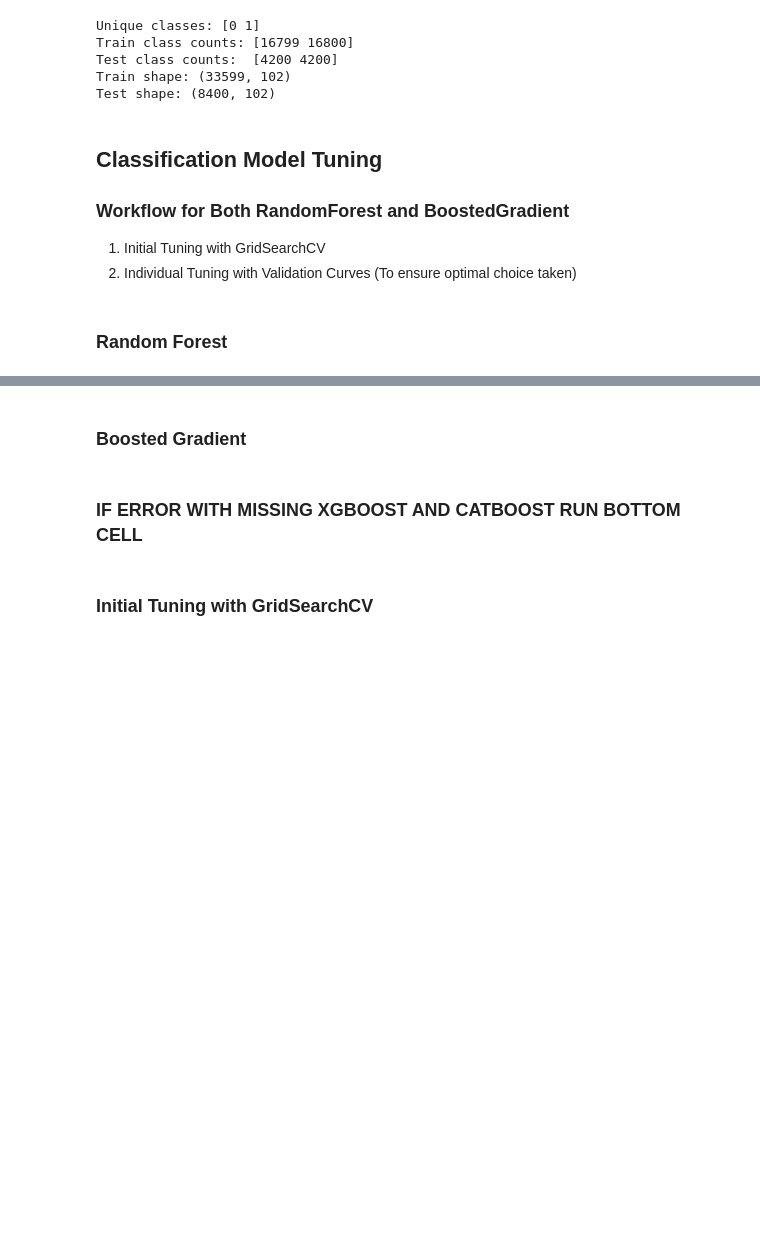
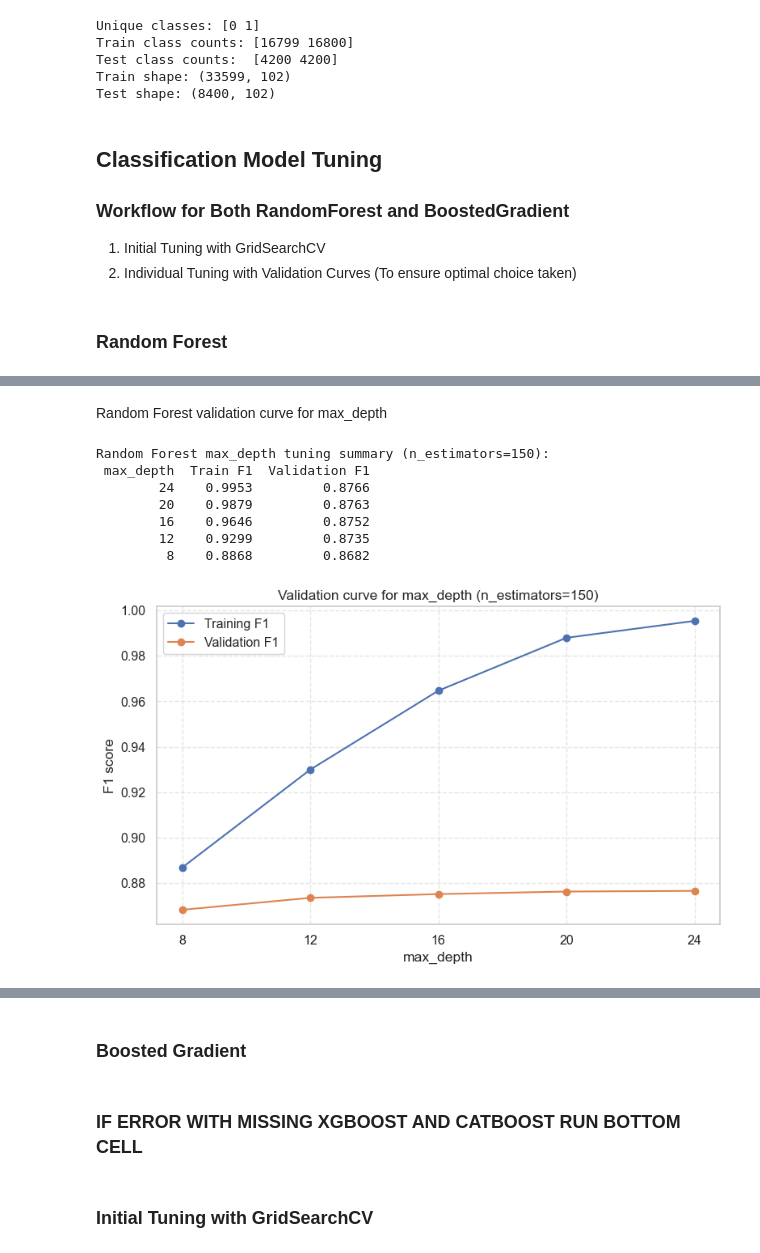
Before and after one commit to wymenlim/CSC3105, a Jupyter notebook: code/classification.ipynb, the cells around one changed output, grey strips where cells are left out. Drawn from its saved outputs; the diff is of its cells as text; code cells hidden in the pictures; blank space fills up the shorter version.

```diff
--- a/code/classification.ipynb
+++ b/code/classification.ipynb
@@ -116,0 +249,71 @@ weighted avg       0.88      0.88      0.88      8400
+# %% [markdown]
+Random Forest validation curve for max_depth
+# %%
+# Validation curve for max_depth (F1 score)
+import matplotlib.pyplot as plt
+import numpy as np
+
+# Ensure we have the cv_results_ as a DataFrame
+try:
+    cv_results_md = results
+except NameError:
+    cv_results_md = pd.DataFrame(grid.cv_results_)
+
+# Restrict to a fixed number of estimators
+target_n_estimators = 150
+cv_results_md_n150 = cv_results_md[cv_results_md["param_n_estimators"] == target_n_estimators]
+
+# ---------------------------------------------------------------------------
+# Table: average Train / Validation F1 for each max_depth at n_estimators = 150
+# ---------------------------------------------------------------------------
+summary_md = (
+    cv_results_md_n150
+    .groupby("param_max_depth")
+    .agg(
+        mean_train_f1=("mean_train_f1", "mean"),
+        mean_val_f1=("mean_test_f1", "mean"),
+    )
+    .reset_index()
+ )
+
+summary_md_pretty = summary_md.rename(columns={
+    "param_max_depth": "max_depth",
+    "mean_train_f1": "Train F1",
+    "mean_val_f1": "Validation F1",
+})
+
+# Sort by Validation F1 descending to see best depth first
+summary_md_pretty = summary_md_pretty.sort_values("Validation F1", ascending=False).reset_index(drop=True)
+
+print(f"\nRandom Forest max_depth tuning summary (n_estimators={target_n_estimators}):")
+print(summary_md_pretty.to_string(index=False, float_format=lambda x: f"{x:.4f}"))
+
+# ---------------------------------------------------------------------------
+# Plot validation curve for max_depth
+# ---------------------------------------------------------------------------
+# Use positions on x-axis so we can include None as a label
+x_pos = np.arange(len(summary_md))
+train_f1_vals = summary_md["mean_train_f1"].values
+val_f1_vals   = summary_md["mean_val_f1"].values
+labels        = summary_md["param_max_depth"].astype(str).values
+
+plt.figure(figsize=(8, 5))
+plt.plot(x_pos, train_f1_vals, marker="o", label="Training F1")
+plt.plot(x_pos, val_f1_vals, marker="o", label="Validation F1")
+plt.xticks(x_pos, labels)
+plt.xlabel("max_depth")
+plt.ylabel("F1 score")
+plt.title(f"Validation curve for max_depth (n_estimators={target_n_estimators})")
+plt.grid(True, linestyle="--", alpha=0.5)
+plt.legend()
+plt.tight_layout()
+plt.show()
+# %% [output]
+Random Forest max_depth tuning summary (n_estimators=150):
+ max_depth  Train F1  Validation F1
+        24    0.9953         0.8766
+        20    0.9879         0.8763
+        16    0.9646         0.8752
+        12    0.9299         0.8735
+         8    0.8868         0.8682
+[figure, added]
```
Also changed, not shown: parts of 8 cells of this notebook.
